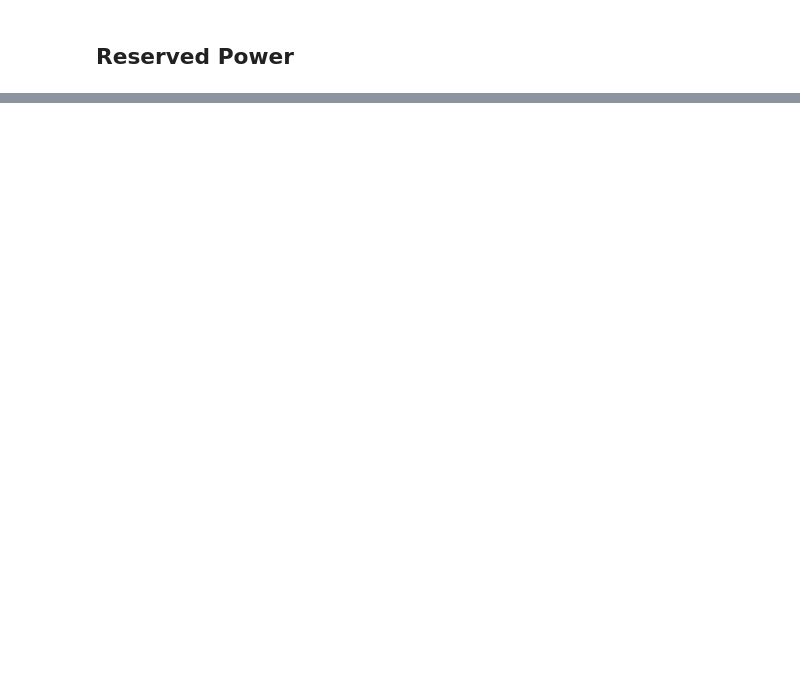
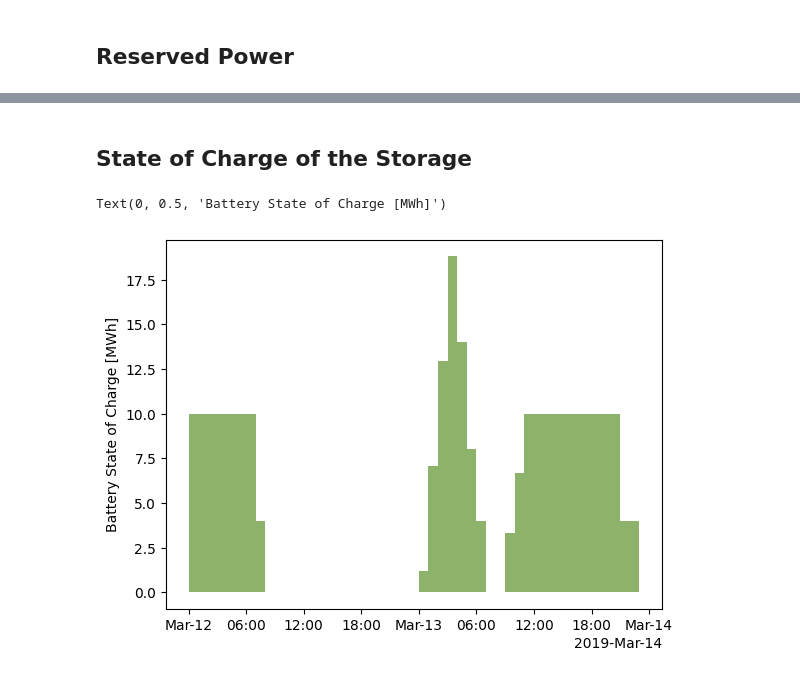
Before and after one commit to PPGS-Tools/PyPSA-stochUC, a Jupyter notebook: example.ipynb, the cells around one changed output, grey strips where cells are left out. Saved outputs shown, nothing was run; the diff lists cells and outputs as text; code cells hidden in the pictures; blank space fills up the shorter version.

```diff
--- a/example.ipynb
+++ b/example.ipynb
@@ -133,0 +205,12 @@ Text(0, 0.5, 'Negative Reserved Power [MW]')
+# %% [markdown]
+## State of Charge of the Storage
+# %%
+soc = n.storage_units_t.state_of_charge["bat"]
+fig, ax = plt.subplots()
+ax.fill_between(snapshots, soc, step="post")
+ax.xaxis.set_major_locator(AutoDateLocator())
+ax.xaxis.set_major_formatter(ConciseDateFormatter(AutoDateLocator()))
+ax.set_ylabel("Battery State of Charge [MWh]")
+# %% [output]
+Text(0, 0.5, 'Battery State of Charge [MWh]')
+[figure, added]
```
Also changed, not shown: parts of 8 cells of this notebook.
